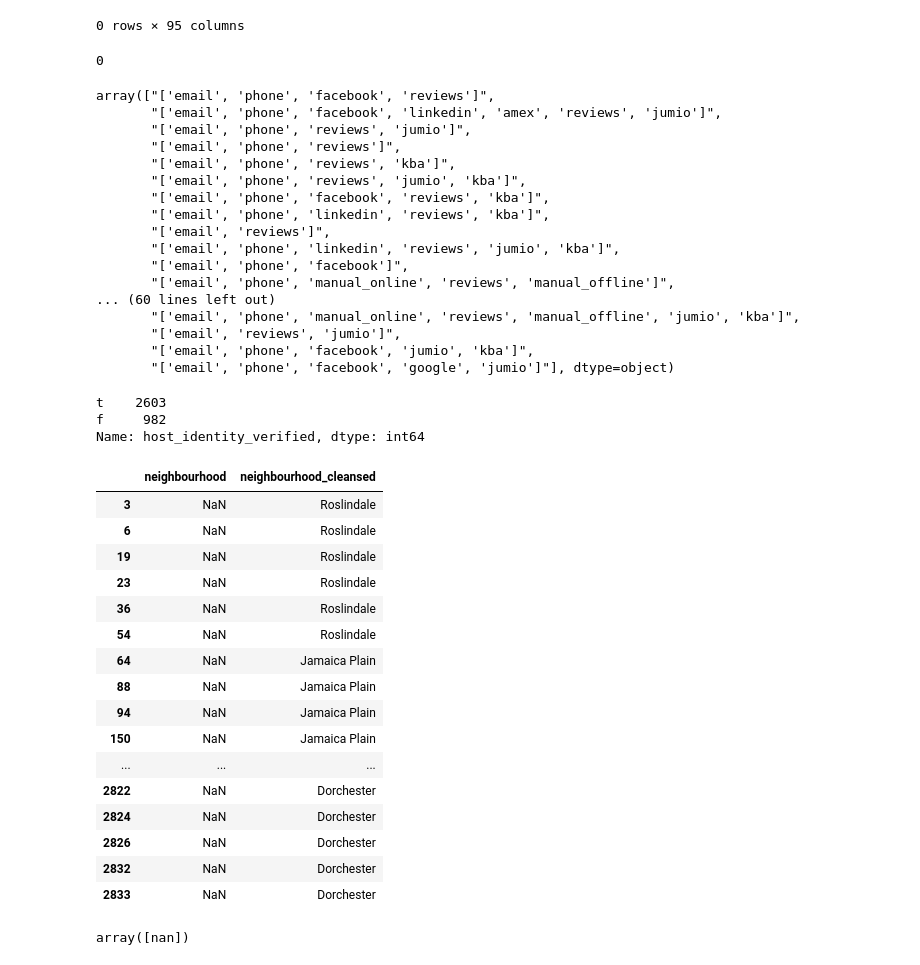
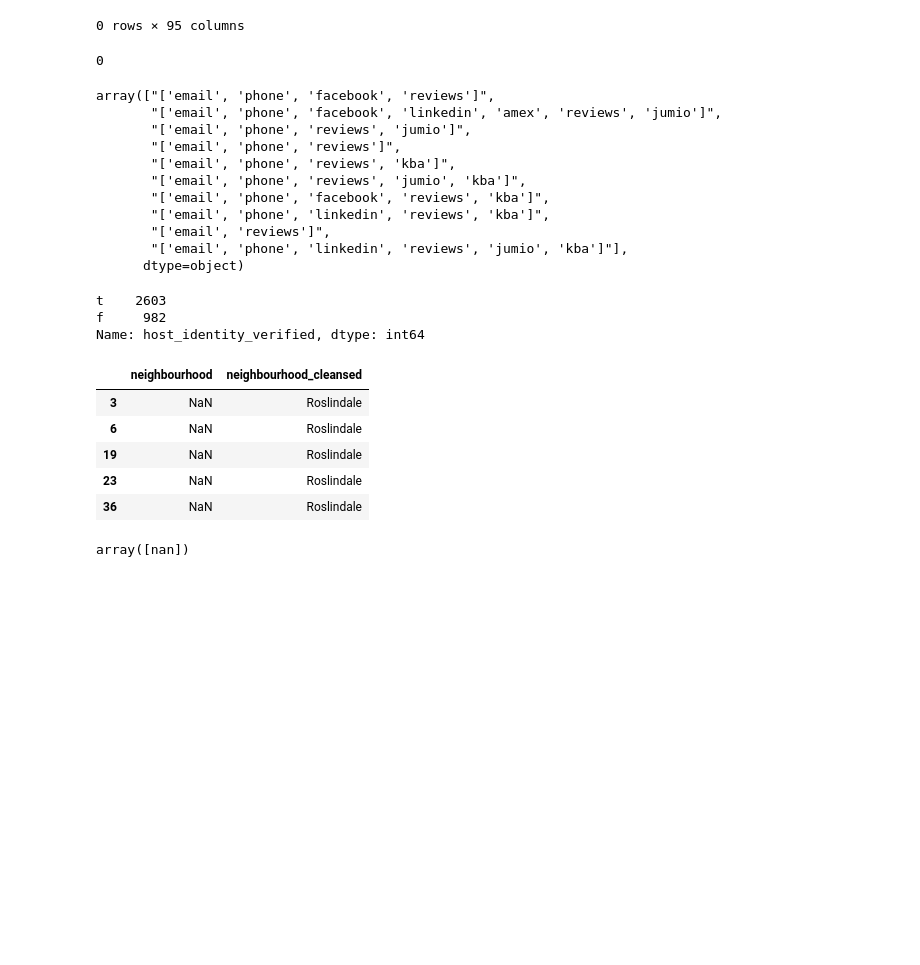
Before and after one commit to MehzHats/Boston-Data-Analysis, a Jupyter notebook: Boston_Airbnb_EDA.ipynb, the cells around one changed output. Saved outputs shown, nothing was run; the diff lists cells and outputs as text; code cells hidden in the pictures; blank space fills up the shorter version.

```diff
--- a/Boston_Airbnb_EDA.ipynb
+++ b/Boston_Airbnb_EDA.ipynb
@@ -405,7 +409,7 @@ listings[listings["host_listings_count"] != listings["host_total_listings_count"
 0 rows × 95 columns
 # %%
 print(listings["host_verifications"].isna().sum())
-listings["host_verifications"].unique()
+listings["host_verifications"].unique()[0:10]
 # %% [output]
 0
 array(["['email', 'phone', 'facebook', 'reviews']",
@@ -417,14 +421,8 @@ array(["['email', 'phone', 'facebook', 'reviews']",
        "['email', 'phone', 'facebook', 'reviews', 'kba']",
        "['email', 'phone', 'linkedin', 'reviews', 'kba']",
        "['email', 'reviews']",
-       "['email', 'phone', 'linkedin', 'reviews', 'jumio', 'kba']",
-       "['email', 'phone', 'facebook']",
-       "['email', 'phone', 'manual_online', 'reviews', 'manual_offline']",
-... (60 lines left out)
-       "['email', 'phone', 'manual_online', 'reviews', 'manual_offline', 'jumio', 'kba']",
-       "['email', 'reviews', 'jumio']",
-       "['email', 'phone', 'facebook', 'jumio', 'kba']",
-       "['email', 'phone', 'facebook', 'google', 'jumio']"], dtype=object)
+       "['email', 'phone', 'linkedin', 'reviews', 'jumio', 'kba']"],
+      dtype=object)
 # %%
 listings["host_identity_verified"].value_counts()
 # %% [output]
@@ -432,25 +430,14 @@ t    2603
 f     982
 Name: host_identity_verified, dtype: int64
 # %%
-listings[listings["neighbourhood"].isna()][["neighbourhood", "neighbourhood_cleansed"]]
+listings[listings["neighbourhood"].isna()][["neighbourhood", "neighbourhood_cleansed"]].head()
 # %% [output]
 |  | neighbourhood | neighbourhood_cleansed |
 | 3 | NaN | Roslindale |
 | 6 | NaN | Roslindale |
 | 19 | NaN | Roslindale |
 | 23 | NaN | Roslindale |
 | 36 | NaN | Roslindale |
-| 54 | NaN | Roslindale |
-| 64 | NaN | Jamaica Plain |
-| 88 | NaN | Jamaica Plain |
-| 94 | NaN | Jamaica Plain |
-| 150 | NaN | Jamaica Plain |
-| ... | ... | ... |
-| 2822 | NaN | Dorchester |
-| 2824 | NaN | Dorchester |
-| 2826 | NaN | Dorchester |
-| 2832 | NaN | Dorchester |
-| 2833 | NaN | Dorchester |
 # %%
 listings["neighbourhood_group_cleansed"].unique()
 # %% [output]
```
Also changed, not shown: parts of 8 cells of this notebook.
